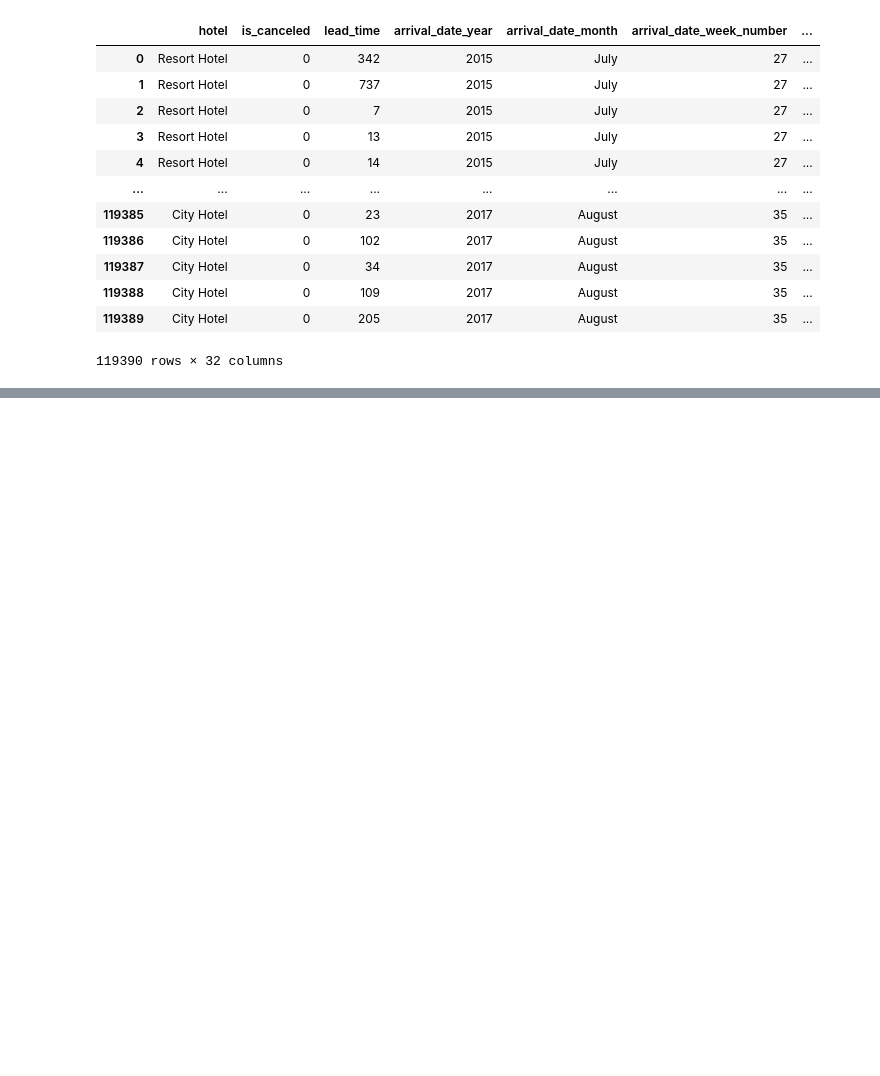
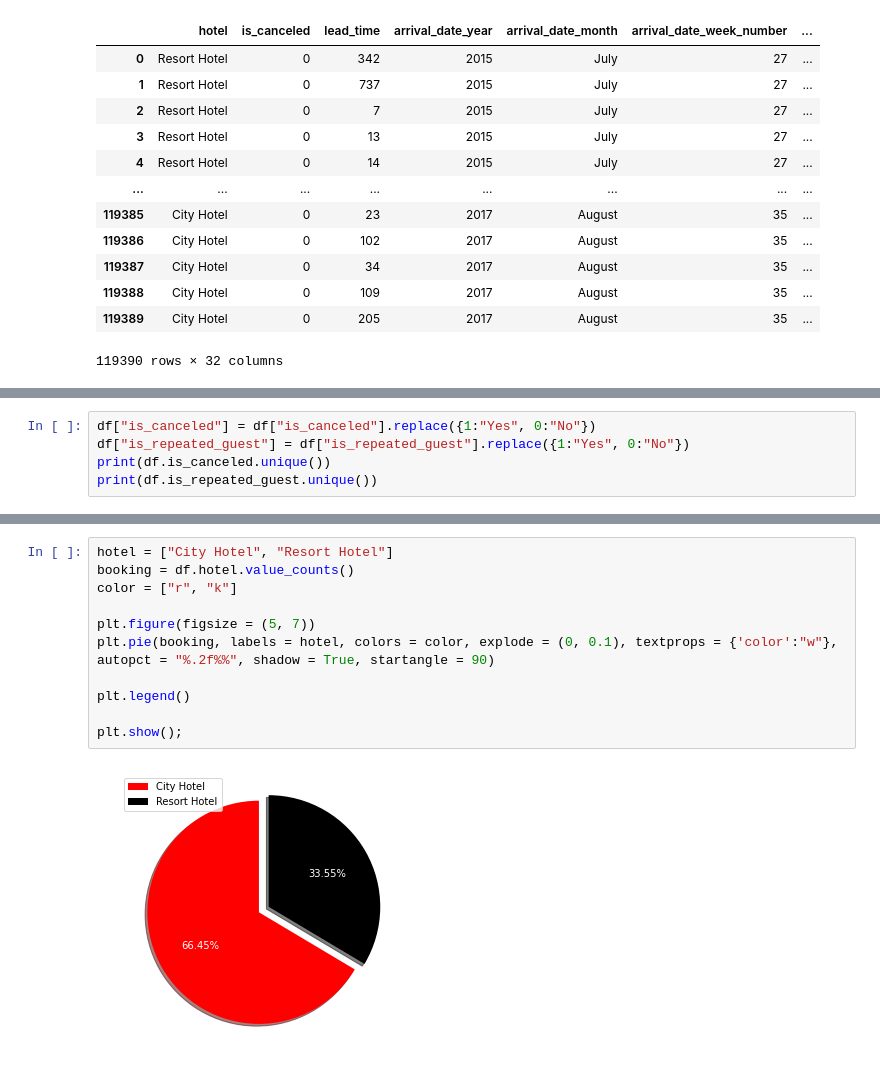
Before and after one commit to surbhikumari8431/Hotel-Booking, a Jupyter notebook: Copy_of_Hotel_Booking_Analysis_Capstone_Project.ipynb, the cells around one changed output, grey strips where cells are left out. Cells and saved outputs as stored; diff of their text form; blank space fills up the shorter version.

```diff
--- a/Copy_of_Hotel_Booking_Analysis_Capstone_Project.ipynb
+++ b/Copy_of_Hotel_Booking_Analysis_Capstone_Project.ipynb
@@ -195,0 +231,5 @@ df
+# %%
+df["is_canceled"] = df["is_canceled"].replace({1:"Yes", 0:"No"})
+df["is_repeated_guest"] = df["is_repeated_guest"].replace({1:"Yes", 0:"No"})
+print(df.is_canceled.unique())
+print(df.is_repeated_guest.unique())
@@ -195,0 +247,13 @@ df
+# %%
+hotel = ["City Hotel", "Resort Hotel"]
+booking = df.hotel.value_counts()
+color = ["r", "k"]
+
+plt.figure(figsize = (5, 7))
+plt.pie(booking, labels = hotel, colors = color, explode = (0, 0.1), textprops = {'color':"w"}, autopct = "%.2f%%", shadow = True, startangle = 90)
+
+plt.legend()
+
+plt.show();
+# %% [output]
+[figure, added]
```
Also changed, not shown: parts of 25 cells of this notebook.
